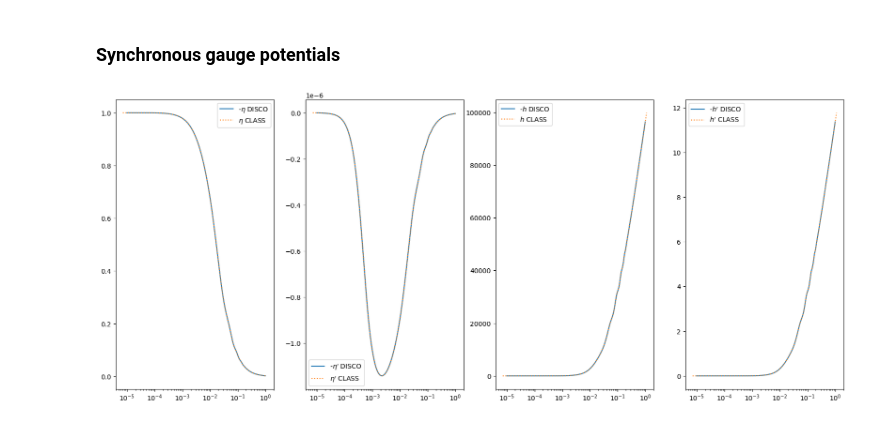
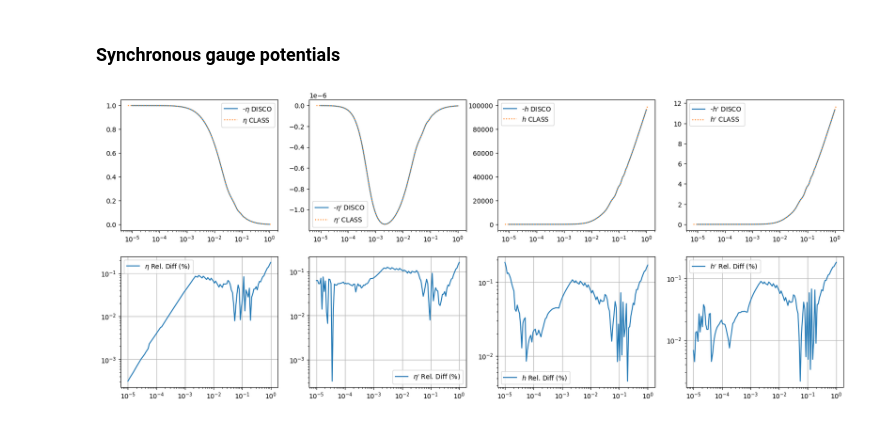
Before and after one commit to EstradaLlesta/DISCO-EB, a Jupyter notebook: notebooks/ClassPotentials.ipynb, the cells around one changed output. Saved outputs shown, nothing was run; the diff lists cells and outputs as text; code cells hidden in the pictures.

```diff
--- a/notebooks/ClassPotentials.ipynb
+++ b/notebooks/ClassPotentials.ipynb
@@ -227,16 +197,9 @@ print(transf.keys())
 dict_keys(['d_g', 'd_b', 'd_cdm', 'd_fld', 'd_ur', 'd_ncdm[0]', 'd_m', 'd_tot', 'phi', 'psi', 'h', 'h_prime', 'eta', 'eta_prime', 'H_T_Nb_prime', 'k2gamma_Nb', 't_g', 't_b', 't_fld', 't_ur', 't_ncdm[0 ...
 # %%
 # each is a grid (k_class, z_class)
-
-eta_class = np.zeros((k_class.shape[0],z_class.shape[0]))
-h_class = np.zeros((k_class.shape[0],z_class.shape[0]))
-for i in range(eta_class.shape[0]):
-    eta_class[i,:] = transf ['eta'][i,:]
-    h_class[i,:]   = transf ['h']  [i,:]
-
-# eta_class      = transf ['eta']
+eta_class      = transf ['eta']
 etaprime_class = transf ['eta_prime']
-# h_class        = transf ['h']
+h_class        = transf ['h']
 hprime_class   = transf ['h_prime']
 
 phi_class = transf ['phi']
@@ -249,39 +212,51 @@ print(eta_class.shape)
 ## Comparision
 # %% [markdown]
 ### Synchronous gauge potentials
+# %%
+# Interpolating CLASS potentials
+eta_class_interp = interp1d(k_class, eta_class[:,-1])(kmodes)
+etaprime_class_interp = interp1d(k_class, etaprime_class[:,-1])(kmodes)
+h_class_interp = interp1d(k_class, h_class[:,-1])(kmodes)
+hprime_class_interp = interp1d(k_class, hprime_class[:,-1])(kmodes)
 # %%
-fig, ax = plt.subplots(1,4,figsize=(20, 8),sharex = False)
+fig, ax = plt.subplots(2,4,figsize=(20, 8),sharex = False)
 
-ax[0].semilogx()
-ax[0].plot(kmodes, -eta_disco[:,-1], label = "-$\\eta$ DISCO")
-# ax[0].plot(kmodes, -eta_disco_6[:,-1], label = "-$\\eta$ $tol = 1e-6$ DISCO", linestyle = "dashed")
-# ax[0].plot(kmodes, -eta_disco_w[:,-1], label = "-$\\eta$ w DISCO", linestyle = "dotted")
-ax[0].plot(k_class, eta_class[:,-1], label = "$\\eta$ CLASS",linestyle = "dotted")
-ax[0].legend()
+ax[0,0].semilogx()
+ax[0,0].plot(kmodes, -eta_disco[:,-1], label = "-$\\eta$ DISCO")
+ax[0,0].plot(k_class, eta_class[:,-1], label = "$\\eta$ CLASS",linestyle = "dotted")
+ax[0,0].legend()
+ax[1,0].loglog()
+ax[1,0].plot(kmodes, np.abs(eta_class_interp - (-eta_disco[:,-1]))/eta_class_interp*100, label = "$\\eta$ Rel. Diff $(\\%)$")
+ax[1,0].legend()
+ax[1,0].grid()
 
-ax[1].semilogx()
-ax[1].plot(kmodes, -etaprime_disco[:,-1], label = "-$\\eta'$ DISCO")
-# ax[1].plot(kmodes, -etaprime_disco_6[:,-1], label = "-$\\eta'$ $tol = 1e-6$ DISCO", linestyle = "dashed")
-# ax[1].plot(kmodes, -etaprime_disco_w[:,-1], label = "-$\\eta'$ w DISCO", linestyle = "dotted")
-ax[1].plot(k_class, etaprime_class[:,-1], label = "$\\eta'$ CLASS", linestyle = "dotted")
-ax[1].legend()
+ax[0,1].semilogx()
+ax[0,1].plot(kmodes, -etaprime_disco[:,-1], label = "-$\\eta'$ DISCO")
+ax[0,1].plot(k_class, etaprime_class[:,-1], label = "$\\eta'$ CLASS", linestyle = "dotted")
+ax[0,1].legend()
+ax[1,1].loglog()
+ax[1,1].plot(kmodes, np.abs((etaprime_class_interp - (-etaprime_disco[:,-1]))/etaprime_class_interp)*100, label = "$\\eta'$ Rel. Diff $(\\%)$")
+ax[1,1].legend()
+ax[1,1].grid()
 
+ax[0,2].semilogx()
+ax[0,2].plot(kmodes, -h_disco[:,-1], label = "-$h$ DISCO")
+ax[0,2].plot(k_class, h_class[:,-1], label = "$h$ CLASS", linestyle = "dotted")
+ax[0,2].legend()
+ax[1,2].loglog()
+ax[1,2].plot(kmodes, np.abs( ( h_class_interp - ( -h_disco[:,-1] ) ) / h_class_interp ) * 100, label = "$h$ Rel. Diff $(\\%)$")
+ax[1,2].legend()
+ax[1,2].grid()
 
-ax[2].semilogx()
-ax[2].plot(kmodes, -h_disco[:,-1], label = "-$h$ DISCO")
-# ax[2].plot(kmodes, -h_disco_6[:,-1], label = "-$h$ $tol = 1e-6$ DISCO", linestyle = "dashed")
-# ax[2].plot(kmodes, -h_disco_w[:,-1], label = "-$h$ w DISCO", linestyle = "dotted")
-ax[2].plot(k_class, h_class[:,-1], label = "$h$ CLASS", linestyle = "dotted")
-ax[2].legend()
-
-ax[3].semilogx()
-ax[3].plot(kmodes, -hprime_disco[:,-1], label = "-$h'$ DISCO")
-# ax[3].plot(kmodes, -hprime_disco_6[:,-1], label = "-$h'$ $tol = 1e-6$ DISCO", linestyle = "dashed")
-# ax[3].plot(kmodes, -hprime_disco_w[:,-1], label = "-$h'$ w DISCO", linestyle = "dotted")
-ax[3].plot(k_class, hprime_class[:,-1], label = "$h'$ CLASS", linestyle = "dotted")
-ax[3].legend()
-
+ax[0,3].semilogx()
+ax[0,3].plot(kmodes, -hprime_disco[:,-1], label = "-$h'$ DISCO")
+ax[0,3].plot(k_class, hprime_class[:,-1], label = "$h'$ CLASS", linestyle = "dotted")
+ax[0,3].legend()
+ax[1,3].loglog()
+ax[1,3].plot(kmodes, np.abs( ( hprime_class_interp - ( -hprime_disco[:,-1] ) ) / hprime_class_interp ) * 100, label = "$h'$ Rel. Diff $(\\%)$")
+ax[1,3].legend()
+ax[1,3].grid()
 
 plt.show()
 # %% [output]
-[figure, old version]
+[figure, new version]
```
Also changed, not shown: parts of 9 cells of this notebook, 1 other file.
